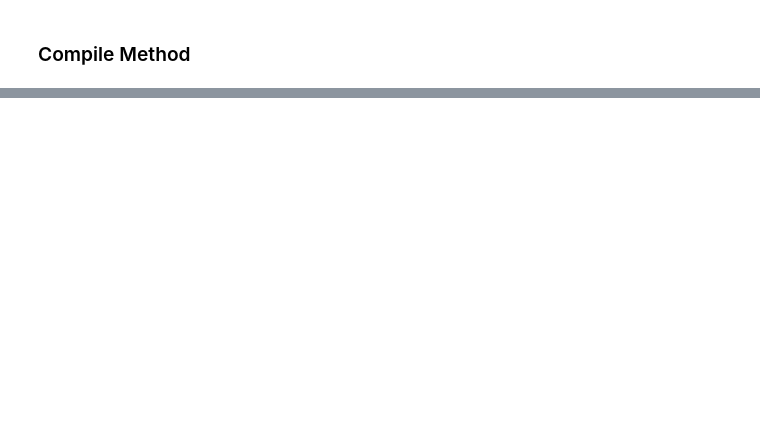
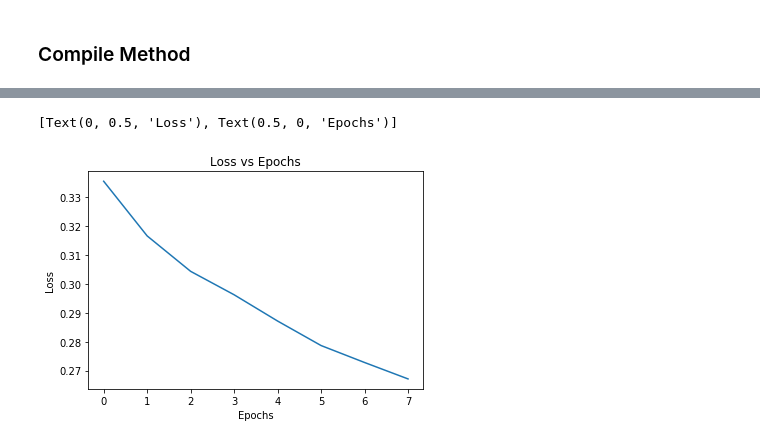
Before and after one commit to lalitgarg12/tensorflow-repo, a Jupyter notebook: Getting Started with TensorFlow 2/Week2 - Sequential Model API/01BuildSeqModel.ipynb, the cells around one changed output, grey strips where cells are left out. Drawn from its saved outputs; the diff is of its cells as text; code cells hidden in the pictures; blank space fills up the shorter version.

Commit message:
model fit

```diff
--- a/Getting Started with TensorFlow 2/Week2 - Sequential Model API/01BuildSeqModel.ipynb
+++ b/Getting Started with TensorFlow 2/Week2 - Sequential Model API/01BuildSeqModel.ipynb
@@ -57,0 +173,5 @@ print(model.optimizer.lr)
+# %%
+# Fit the model
+# train_images size dimension needs to be checked.
+
+model.fit(train_images[...,np.newaxis], train_labels, epochs = 2, batch_size=256)
@@ -57,0 +185,11 @@ print(model.optimizer.lr)
+# %%
+# verbose = 0,1,2 (values)
+# 2 - Print one line per epoch
+# 1 - is default
+# 0 - will silence the print out
+
+model.fit(train_images[...,np.newaxis], train_labels, epochs = 2, batch_size=256, verbose = #0,1,2)
+# %%
+# Saving the model.fit into history object for 8 epochs with verbose 2
+
+history = model.fit(train_images[...,np.newaxis], train_labels, epochs = 8, batch_size=256, verbose=2)
@@ -57,0 +214,6 @@ print(model.optimizer.lr)
+# %%
+# Load the history into a pandas DataFrame
+# history object contains history attribute of the model for loss functions and matrix after each of epoch in dictionary format.
+
+df = pd.DataFrame(history.history)
+df.head()
@@ -57,0 +227,8 @@ print(model.optimizer.lr)
+# %%
+# Make a plot for the loss
+
+loss_plot = df.plot(y="loss", title = "Loss vs Epochs", legend = False)
+loss_plot.set(xlabel="Epochs", ylabel = "Loss")
+# %% [output]
+[Text(0, 0.5, 'Loss'), Text(0.5, 0, 'Epochs')]
+[figure, added]
```
Also changed, not shown: parts of 17 cells of this notebook, 1 other file.
